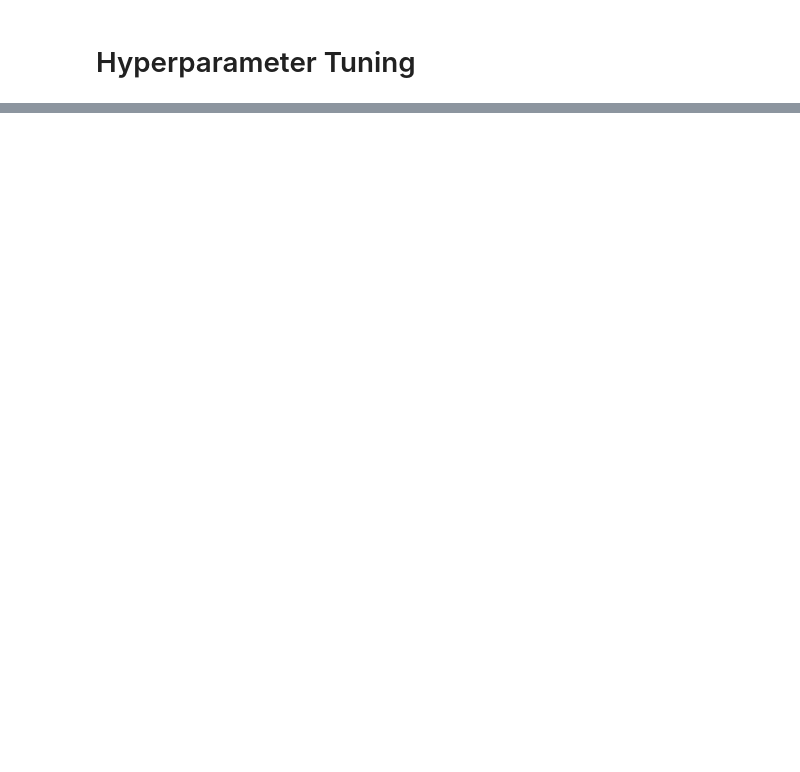
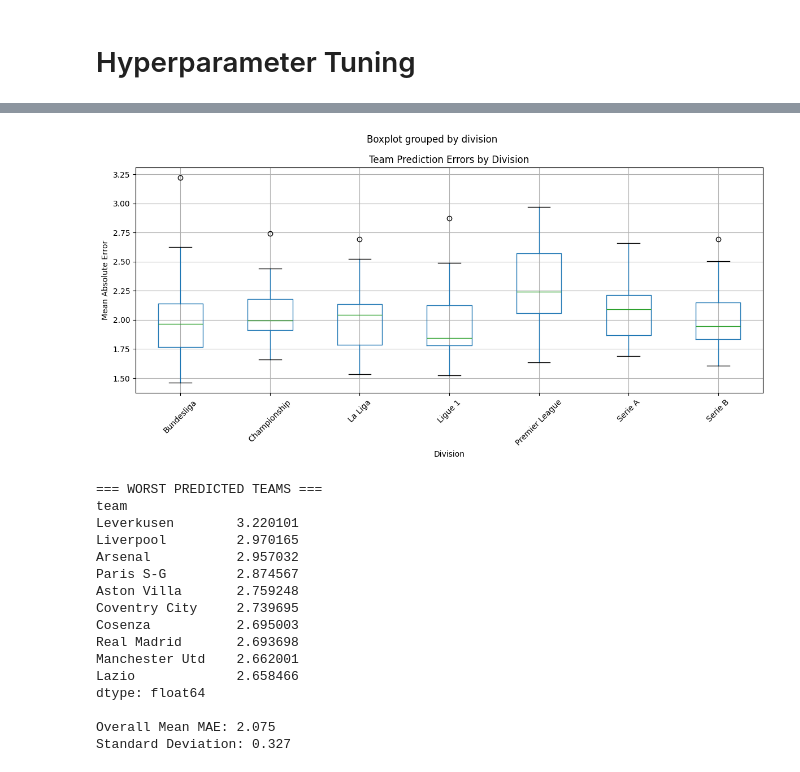
Before and after one commit to louis-porter/algobetting, a Jupyter notebook: algo/models/team_corners/xgb_team_corners.ipynb, the cells around one changed output, grey strips where cells are left out. Cells and saved outputs as stored; diff of their text form; code cells hidden in the pictures; blank space fills up the shorter version.

```diff
--- a/algo/models/team_corners/xgb_team_corners.ipynb
+++ b/algo/models/team_corners/xgb_team_corners.ipynb
@@ -579,0 +638,43 @@ Improvement: -0.0%
+# %%
+# Create a dataframe for easier plotting
+team_division_errors = []
+for team in preds['team'].unique():
+    team_data = preds[preds['team'] == team]
+    if len(team_data) > 0:
+        division = team_data['division'].iloc[0]
+        mae = mean_absolute_error(team_data['corner_kicks'], team_data['predictions'])
+        team_division_errors.append({'team': team, 'division': division, 'mae': mae})
+
+team_div_df = pd.DataFrame(team_division_errors)
+
+plt.figure(figsize=(12, 6))
+team_div_df.boxplot(column='mae', by='division', ax=plt.gca())
+plt.title('Team Prediction Errors by Division')
+plt.xlabel('Division')
+plt.ylabel('Mean Absolute Error')
+plt.xticks(rotation=45)
+plt.tight_layout()
+plt.show()
+
+print("\n=== WORST PREDICTED TEAMS ===")
+print(team_errors.nlargest(10))
+print(f"\nOverall Mean MAE: {team_errors.mean():.3f}")
+print(f"Standard Deviation: {team_errors.std():.3f}")
+# %% [output]
+[figure, added]
+=== WORST PREDICTED TEAMS ===
+team
+Leverkusen        3.220101
+Liverpool         2.970165
+Arsenal           2.957032
+Paris S-G         2.874567
+Aston Villa       2.759248
+Coventry City     2.739695
+Cosenza           2.695003
+Real Madrid       2.693698
+Manchester Utd    2.662001
+Lazio             2.658466
+dtype: float64
+
+Overall Mean MAE: 2.075
+Standard Deviation: 0.327
```
Also changed, not shown: parts of 10 cells of this notebook, 1 other file.
